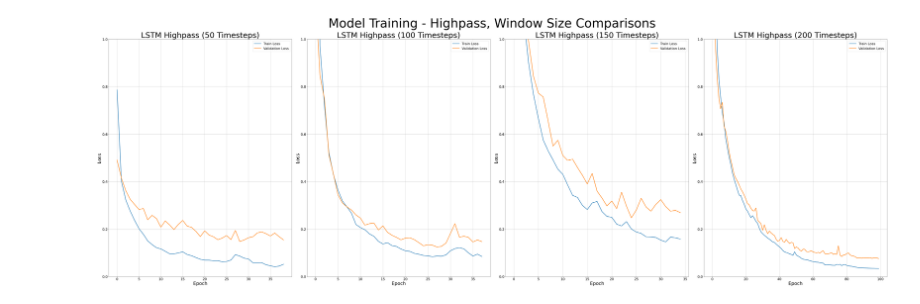
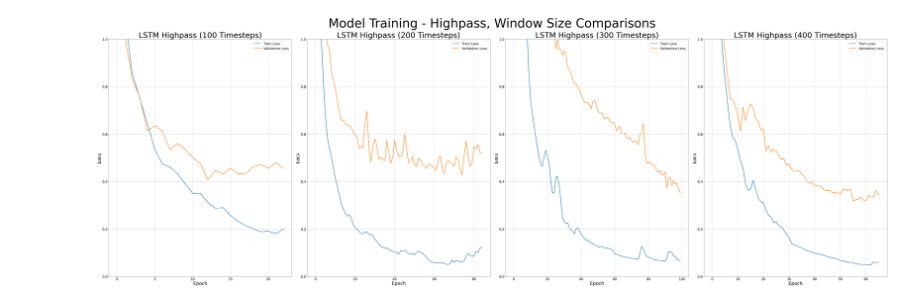
Before and after one commit to epic-research-group/das-to-discharge, a Jupyter notebook: window_size_comparisons.ipynb, the cells around one changed output. Drawn from its saved outputs; the diff is of its cells as text; code cells hidden in the pictures.

Commit message:
updated randomness testing

```diff
--- a/window_size_comparisons.ipynb
+++ b/window_size_comparisons.ipynb
@@ -22,9 +22,16 @@ history = {}
 val_performance = {}
 performance = {}
 
-window_width = [50,100,150,200]
+window_width = [100,200,300, 400]
+#window_width = [350, 400, 450, 500]
 
 for window_input_width in window_width:
+
+#     SEED = 1
+#     random.seed(SEED)
+#     np.random.seed(SEED)
+#     tf.random.set_seed(SEED)
+
     linear_model, lstm_model, dnn_model,  df_all_chan,  input_columns  = d2d.import_data(filename = file)
 
     da = df_all_chan.to_numpy()
@@ -37,7 +44,6 @@ for window_input_width in window_width:
         input_columns=input_columns,
         shuffle=True)
 
-
     history['lstm_'+str(window_input_width)+'_'+filt] = d2d.compile_and_fit(lstm_model, multi_step_window_shuffled, learning_rate = 0.001)
     #history['conv_'+str(width)] = d2d.compile_and_fit(conv_model, multi_step_window_shuffled, learning_rate = 0.001)
 
@@ -64,32 +71,32 @@ Epoch 100/100
 # %%
 import matplotlib
 import matplotlib.pyplot as plt
 
 matplotlib.rcParams.update({'font.size': 22})
 
 fig, (ax0,ax1,ax2, ax3) = plt.subplots(nrows=1,
                                  ncols=4,
                                  sharey=False,
                                  sharex=False,
                                  figsize=(72,25))
 fig.patch.set_facecolor('white')
 
 for ax, hist, title in zip((ax0,ax1,ax2, ax3),
-                           ('lstm_50_Highpass','lstm_100_Highpass','lstm_150_Highpass', 'lstm_200_Highpass'),
-                            ('LSTM Highpass (50 Timesteps)','LSTM Highpass (100 Timesteps)','LSTM Highpass (150 Timesteps)','LSTM Highpass (200 Timesteps)' )):
+                           ('lstm_'+str(window_width[0])+'_Highpass','lstm_'+str(window_width[1])+'_Highpass','lstm_'+str(window_width[2])+'_Highpass', 'lstm_'+str(window_width[3])+'_Highpass'),
+                            ('LSTM Highpass ('+str(window_width[0])+' Timesteps)','LSTM Highpass ('+str(window_width[1])+' Timesteps)','LSTM Highpass ('+str(window_width[2])+' Timesteps)','LSTM Highpass ('+str(window_width[3])+' Timesteps)' )):
     ax.plot(history[hist].history['loss'], label='Train Loss',linewidth=3)
     ax.plot(history[hist].history['val_loss'], label='Validation Loss',linewidth=3)
     ax.grid(True)
     ax.legend()
     ax.set_title(title,size=50)
     ax.set_ylabel('Loss', size=30)
     ax.set_xlabel('Epoch', size=30)
     ax.set_ylim((0, 1))
 
 
 fig.suptitle('Model Training - Highpass, Window Size Comparisons', fontsize = 80)
 
 plt.tight_layout()
 plt.show()
 # %% [output]
-[figure, old version]
+[figure, new version]
```
Also changed, not shown: parts of 2 cells of this notebook, 3 other files.
